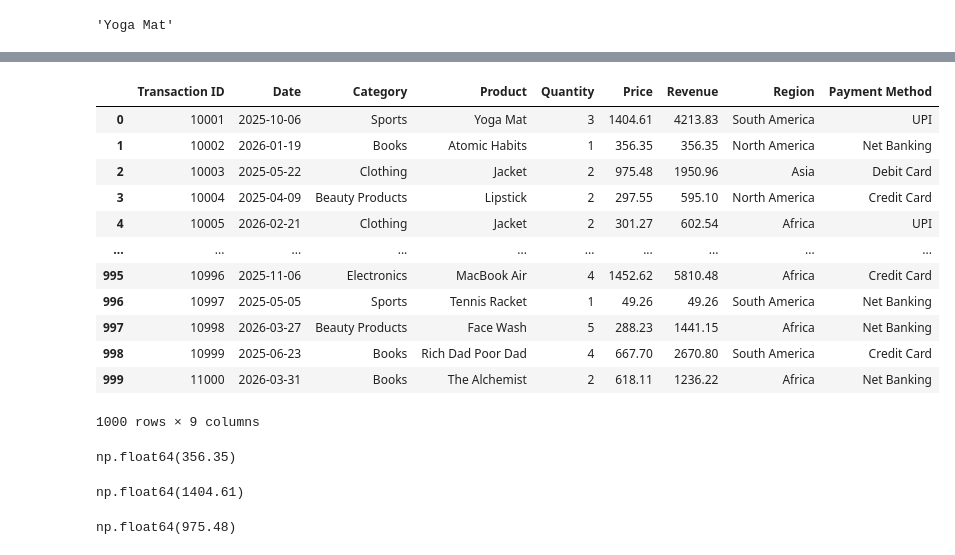
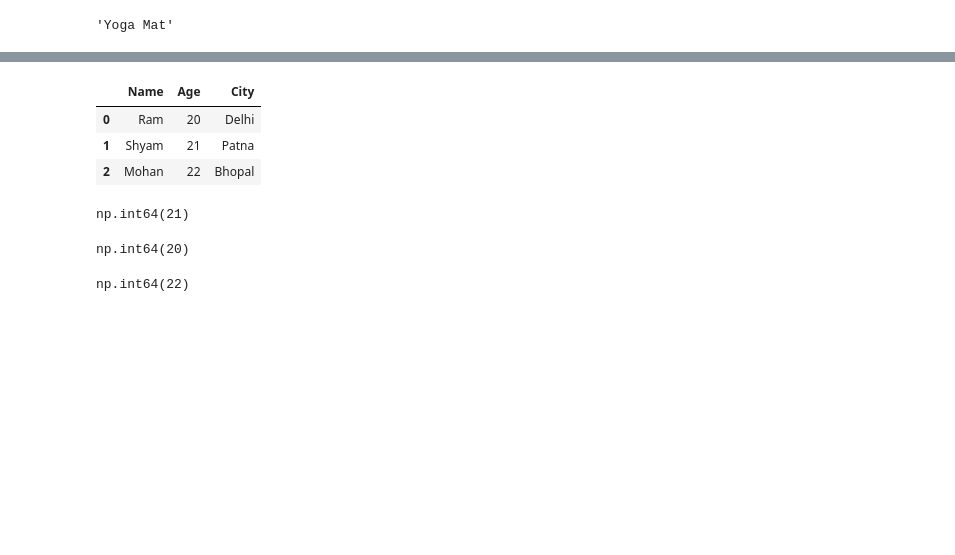
Before and after one commit to pashupatinathvidyarthi/Data-Science-Machine-Learning-Deep-Learning-and-NLP, a Jupyter notebook: Python/10_Data_Analysis_with_Python/10.1_Pandas_DataFrame_and_Series.ipynb, the cells around one changed output, grey strips where cells are left out. Drawn from its saved outputs; the diff is of its cells as text; code cells hidden in the pictures; blank space fills up the shorter version.

```diff
--- a/Python/10_Data_Analysis_with_Python/10.1_Pandas_DataFrame_and_Series.ipynb
+++ b/Python/10_Data_Analysis_with_Python/10.1_Pandas_DataFrame_and_Series.ipynb
@@ -195,3 +195,15 @@ Name: 0, dtype: object
 df.iloc[0][3]
 # %% [output]
 'Yoga Mat'
+# %%
+## Creating New DataFrame
+
+import pandas as pd
+
+data={
+    "Name" : ["Ram", "Shyam", "Mohan"],
+    "Age" : [20, 21, 22],
+    "City" : ["Delhi", "Patna", "Bhopal"]
+}
+
+df1=pd.DataFrame(data)
@@ -215,35 +226,26 @@ Name: Product, Length: 1000, dtype: object
 # %%
-df
+df1
 # %% [output]
-|  | Transaction ID | Date | Category | Product | Quantity | Price | Revenue | Region | Payment Method |
-| 0 | 10001 | 2025-10-06 | Sports | Yoga Mat | 3 | 1404.61 | 4213.83 | South America | UPI |
-| 1 | 10002 | 2026-01-19 | Books | Atomic Habits | 1 | 356.35 | 356.35 | North America | Net Banking |
-| 2 | 10003 | 2025-05-22 | Clothing | Jacket | 2 | 975.48 | 1950.96 | Asia | Debit Card |
-| 3 | 10004 | 2025-04-09 | Beauty Products | Lipstick | 2 | 297.55 | 595.10 | North America | Credit Card |
-| 4 | 10005 | 2026-02-21 | Clothing | Jacket | 2 | 301.27 | 602.54 | Africa | UPI |
-| ... | ... | ... | ... | ... | ... | ... | ... | ... | ... |
-| 995 | 10996 | 2025-11-06 | Electronics | MacBook Air | 4 | 1452.62 | 5810.48 | Africa | Credit Card |
-| 996 | 10997 | 2025-05-05 | Sports | Tennis Racket | 1 | 49.26 | 49.26 | South America | Net Banking |
-| 997 | 10998 | 2026-03-27 | Beauty Products | Face Wash | 5 | 288.23 | 1441.15 | Africa | Net Banking |
-| 998 | 10999 | 2025-06-23 | Books | Rich Dad Poor Dad | 4 | 667.70 | 2670.80 | South America | Credit Card |
-| 999 | 11000 | 2026-03-31 | Books | The Alchemist | 2 | 618.11 | 1236.22 | Africa | Net Banking |
+|  | Name | Age | City |
+| 0 | Ram | 20 | Delhi |
+| 1 | Shyam | 21 | Patna |
+| 2 | Mohan | 22 | Bhopal |
-1000 rows × 9 columns
 # %%
 ## Accessing a specificied element
 
-df.at[1,'Price']
+df1.at[1,'Age'] ##df.at[row index,column index]
 # %% [output]
-np.float64(356.35)
+np.int64(21)
 # %%
 ## Accessing a specificied element
 
-df.at[0,'Price']
+df1.at[0,'Age']
 # %% [output]
-np.float64(1404.61)
+np.int64(20)
 # %%
 ## Accessing a specificied element
 
-df.at[2,'Price']
+df1.at[2,'Age']
 # %% [output]
-np.float64(975.48)
+np.int64(22)
 # %%
```
Also changed, not shown: parts of 13 cells of this notebook.
